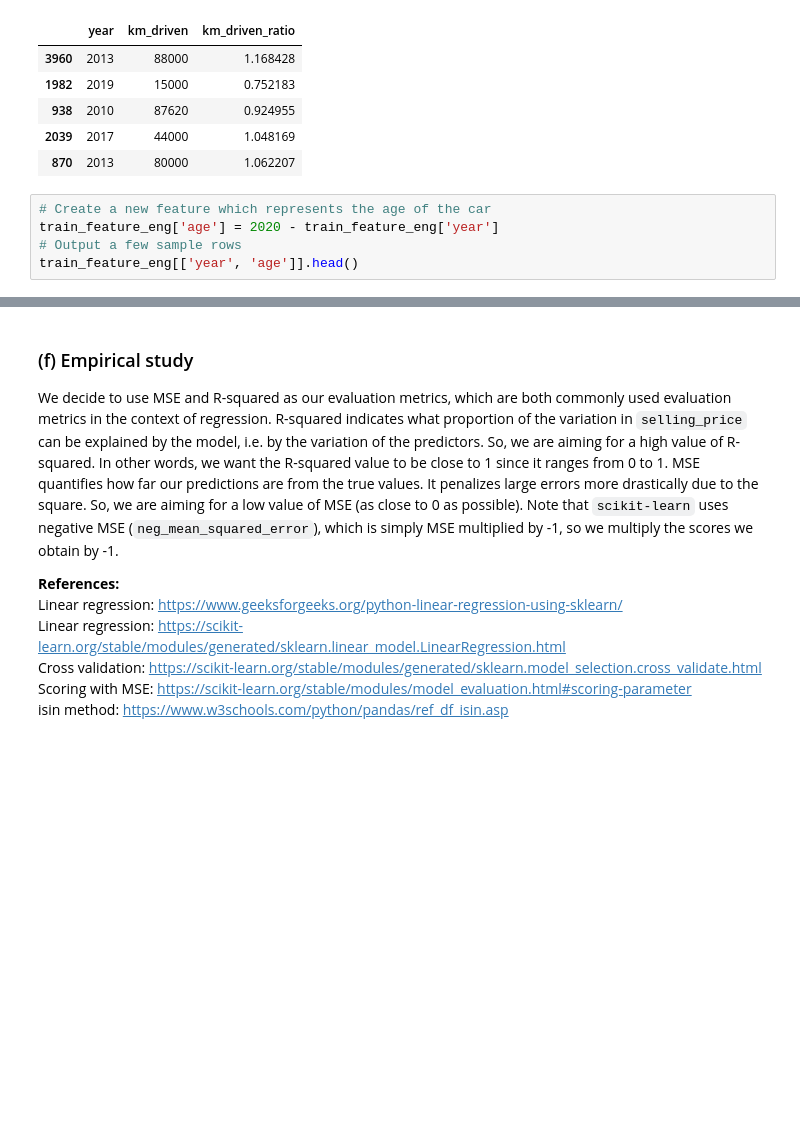
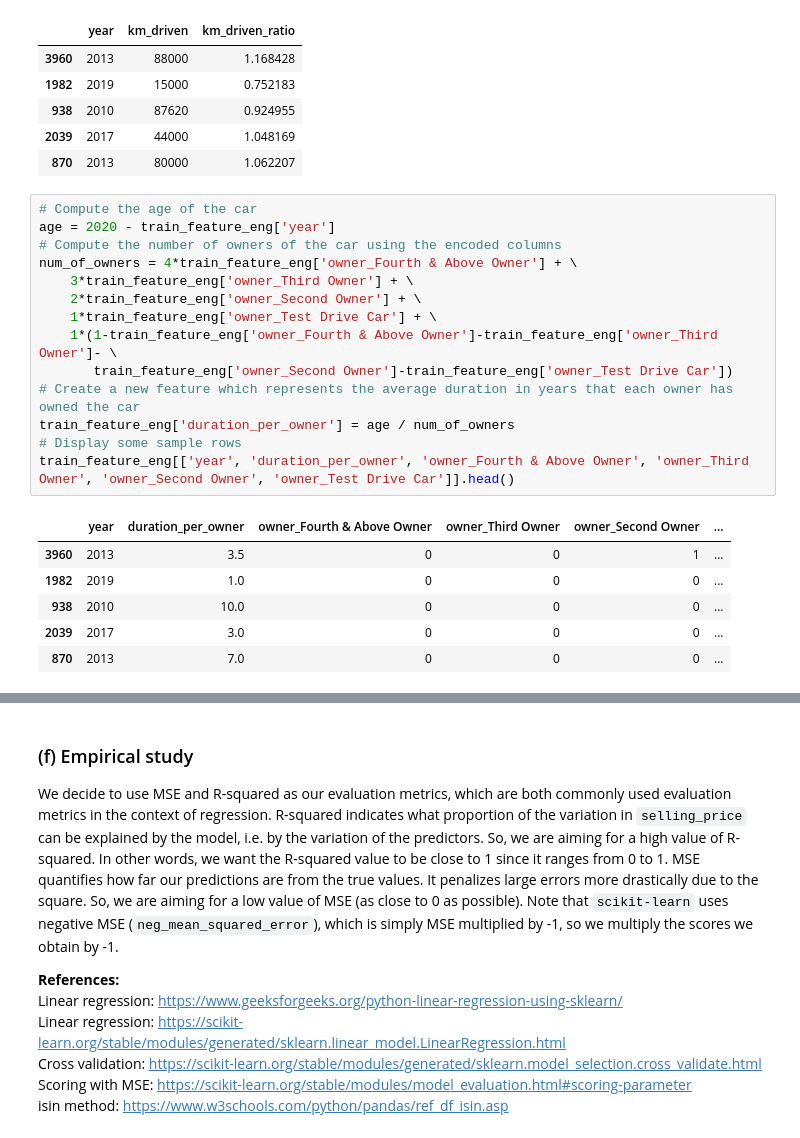
Before and after one commit to Natasa127/CSI4142-A3, a Jupyter notebook: Regression.ipynb, the cells around one changed output, grey strips where cells are left out. Cells and saved outputs as stored; diff of their text form; blank space fills up the shorter version.

```diff
--- a/Regression.ipynb
+++ b/Regression.ipynb
@@ -520,11 +521,27 @@ train_feature_eng[['year', 'km_driven', 'km_driven_ratio']].head()
 | 938 | 2010 | 87620 | 0.924955 |
 | 2039 | 2017 | 44000 | 1.048169 |
 | 870 | 2013 | 80000 | 1.062207 |
-# %%
-# Create a new feature which represents the age of the car
-train_feature_eng['age'] = 2020 - train_feature_eng['year']
-# Output a few sample rows
-train_feature_eng[['year', 'age']].head()
+# %%
+# Compute the age of the car
+age = 2020 - train_feature_eng['year']
+# Compute the number of owners of the car using the encoded columns
+num_of_owners = 4*train_feature_eng['owner_Fourth & Above Owner'] + \
+    3*train_feature_eng['owner_Third Owner'] + \
+    2*train_feature_eng['owner_Second Owner'] + \
+    1*train_feature_eng['owner_Test Drive Car'] + \
+    1*(1-train_feature_eng['owner_Fourth & Above Owner']-train_feature_eng['owner_Third Owner']- \
+       train_feature_eng['owner_Second Owner']-train_feature_eng['owner_Test Drive Car'])
+# Create a new feature which represents the average duration in years that each owner has owned the car
+train_feature_eng['duration_per_owner'] = age / num_of_owners
+# Display some sample rows
+train_feature_eng[['year', 'duration_per_owner', 'owner_Fourth & Above Owner', 'owner_Third Owner', 'owner_Second Owner', 'owner_Test Drive Car']].head()
+# %% [output]
+|  | year | duration_per_owner | owner_Fourth & Above Owner | owner_Third Owner | owner_Second Owner | ... |
+| 3960 | 2013 | 3.5 | 0 | 0 | 1 | ... |
+| 1982 | 2019 | 1.0 | 0 | 0 | 0 | ... |
+| 938 | 2010 | 10.0 | 0 | 0 | 0 | ... |
+| 2039 | 2017 | 3.0 | 0 | 0 | 0 | ... |
+| 870 | 2013 | 7.0 | 0 | 0 | 0 | ... |
 # %%
 # Repeat the process for the training set with outliers removed
 
```
Also changed, not shown: parts of 7 cells of this notebook.
